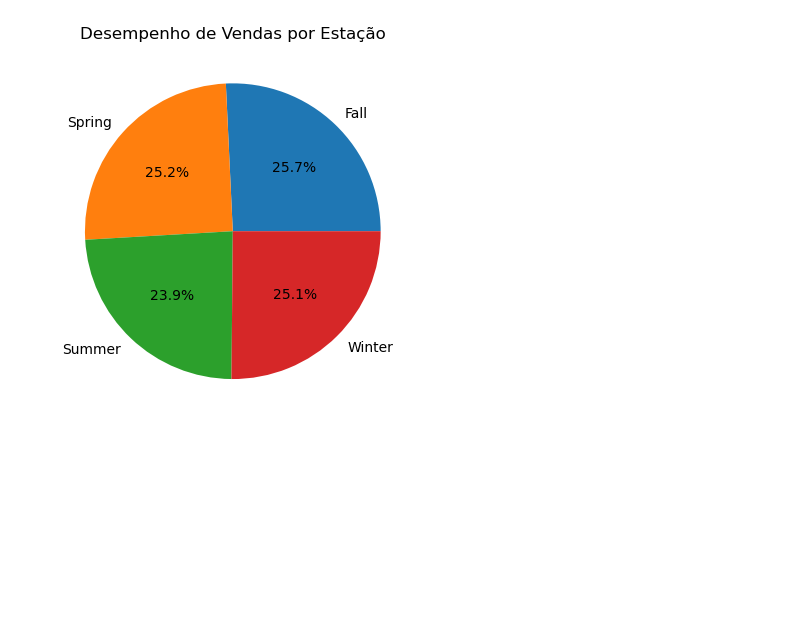
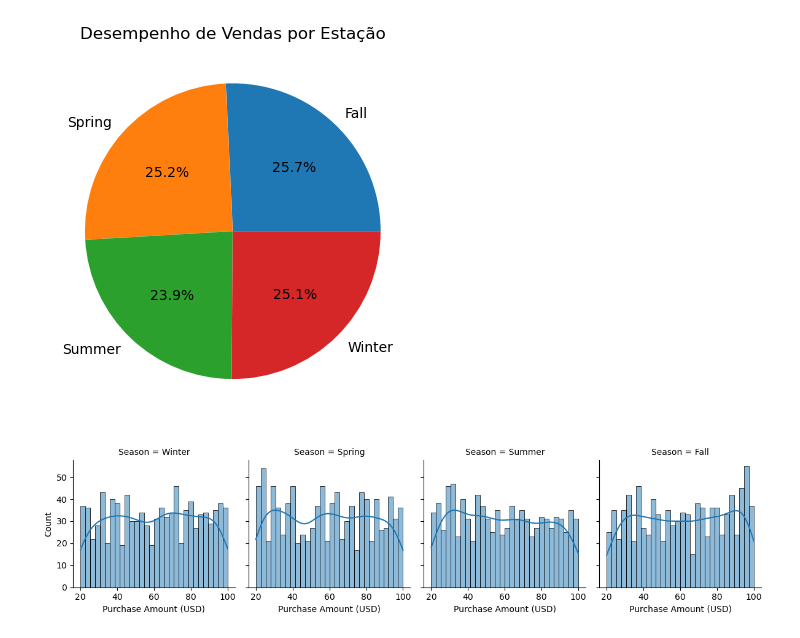
Before and after one commit to RodrigoD4v/consumidor_compra_EDA, a Jupyter notebook: notebooks/consumidor_compra_EDA.ipynb, the cells around one changed output. Drawn from its saved outputs; the diff is of its cells as text; code cells hidden in the pictures; blank space fills up the shorter version.

```diff
--- a/notebooks/consumidor_compra_EDA.ipynb
+++ b/notebooks/consumidor_compra_EDA.ipynb
@@ -217,3 +217,9 @@ Summer    55777
 Winter    58607
 Name: Purchase Amount (USD), dtype: int64
 [figure]
+# %%
+g = sns.FacetGrid(df, col = "Season")
+g.map(sns.histplot, "Purchase Amount (USD)", bins = 30, kde = True)
+plt.show()
+# %% [output]
+[figure, added]
```
Also changed, not shown: parts of 1 cell of this notebook.
